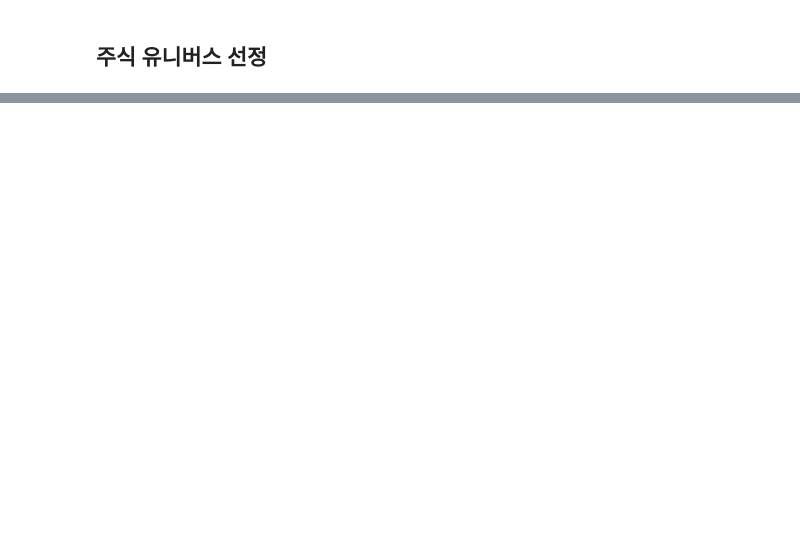
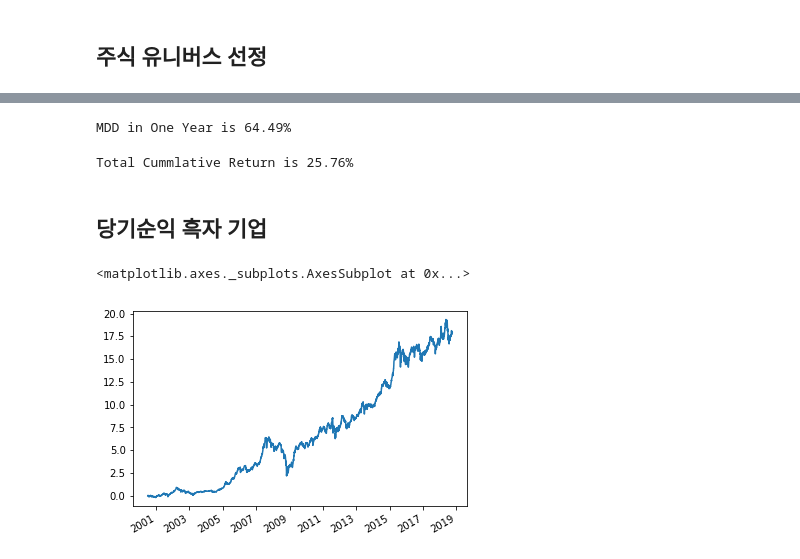
Before and after one commit to mannypac12/WiseData, a Jupyter notebook: KOSPI_MINUS_NET_INCOME.ipynb, the cells around one changed output, grey strips where cells are left out. Drawn from its saved outputs; the diff is of its cells as text; code cells hidden in the pictures; blank space fills up the shorter version.

```diff
--- a/KOSPI_MINUS_NET_INCOME.ipynb
+++ b/KOSPI_MINUS_NET_INCOME.ipynb
@@ -134,0 +173,36 @@ ret_data.sub(-1).cumprod().sub(1).plot()
+# %%
+print(f"MDD in One Year is {abs(round(net_minus_rt.maxDrawDown()*100, 2))}%")
+# %% [output]
+MDD in One Year is 64.49%
+# %%
+print(f"Total Cummlative Return is {abs(round((net_minus_rt.data.prod() - 1) * 100, 2))}%")
+# %% [output]
+Total Cummlative Return is 25.76%
+# %% [markdown]
+## 당기순익 흑자 기업
+# %%
+plus_data = {}
+date_index = plus_invest.index
+
+for date in date_index:
+
+    plus_data[date] = (plus_invest.loc[date][plus_invest.loc[date] == True]).index
+# %%
+## Quartarly Change
+
+## invest Date
+lag_invest_dates = list(plus_data.keys())[1:]
+invest_dates = list(plus_data.keys())[:-1]
+
+plus_ret_data = pd.Series()
+
+for cur_date, lag_date in zip(invest_dates, lag_invest_dates):
+
+    plus_ret_data = pd.concat([plus_ret_data, (price_rt.loc[cur_date:lag_date][plus_data[cur_date]]).mean(axis = 1)])
+# %%
+net_plus_rt = pf(plus_ret_data)
+# %%
+net_plus_rt.cumReturn().sub(1).plot()
+# %% [output]
+<matplotlib.axes._subplots.AxesSubplot at 0x...>
+[figure, added]
```
Also changed, not shown: parts of 36 cells of this notebook, 6 other files.
